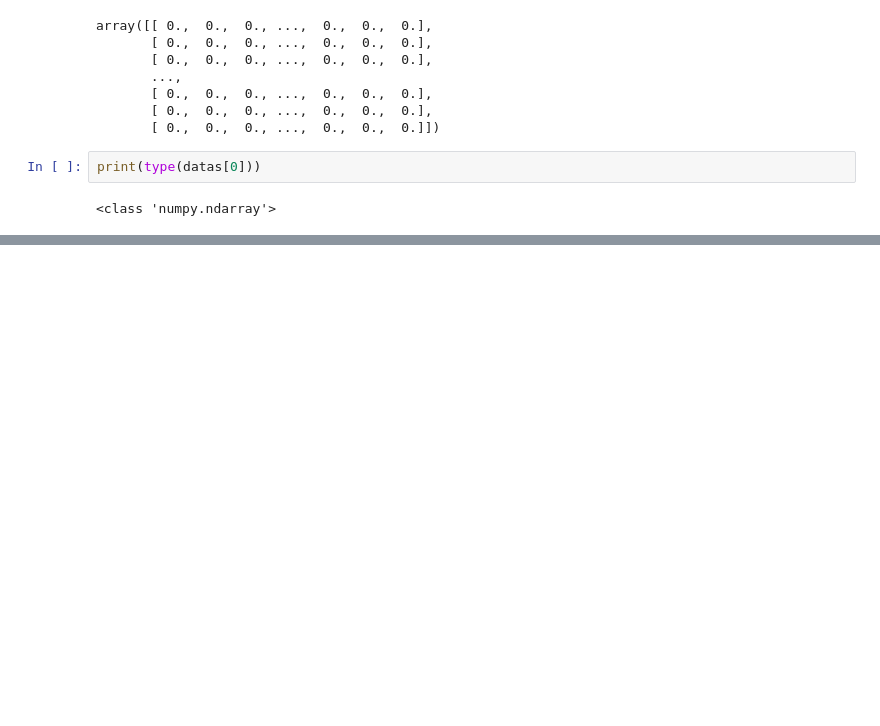
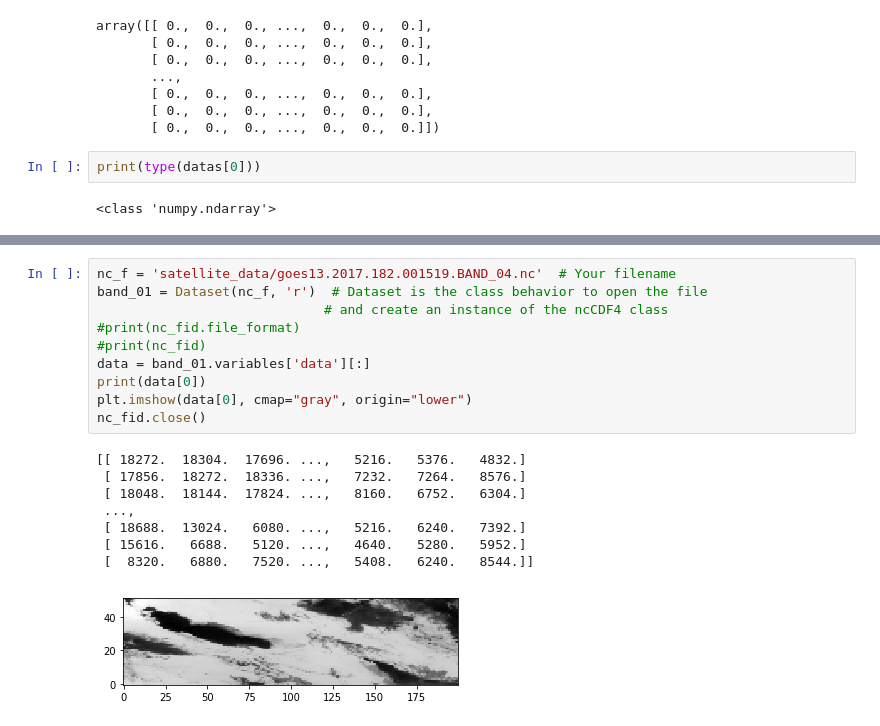
Before and after one commit to yuanzhou15/capstone-weather, a Jupyter notebook: rex/rex.ipynb, the cells around one changed output, grey strips where cells are left out. Saved outputs shown, nothing was run; the diff lists cells and outputs as text; blank space fills up the shorter version.

```diff
--- a/rex/rex.ipynb
+++ b/rex/rex.ipynb
@@ -326,0 +430,19 @@ root group (NETCDF3_CLASSIC data model, file format NETCDF3):
+# %%
+nc_f = 'satellite_data/goes13.2017.182.001519.BAND_04.nc'  # Your filename
+band_01 = Dataset(nc_f, 'r')  # Dataset is the class behavior to open the file
+                             # and create an instance of the ncCDF4 class
+#print(nc_fid.file_format)
+#print(nc_fid)
+data = band_01.variables['data'][:]
+print(data[0])
+plt.imshow(data[0], cmap="gray", origin="lower")
+nc_fid.close()
+# %% [output]
+[[ 18272.  18304.  17696. ...,   5216.   5376.   4832.]
+ [ 17856.  18272.  18336. ...,   7232.   7264.   8576.]
+ [ 18048.  18144.  17824. ...,   8160.   6752.   6304.]
+ ...,
+ [ 18688.  13024.   6080. ...,   5216.   6240.   7392.]
+ [ 15616.   6688.   5120. ...,   4640.   5280.   5952.]
+ [  8320.   6880.   7520. ...,   5408.   6240.   8544.]]
+[figure, added]
```
Also changed, not shown: parts of 13 cells of this notebook.
